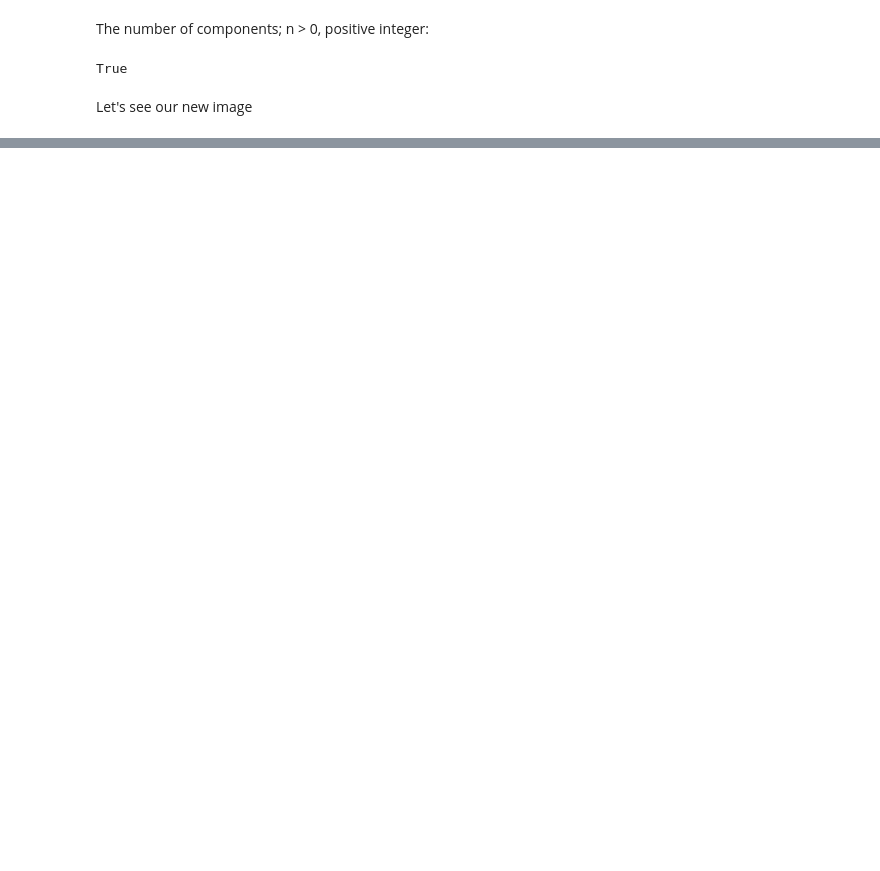
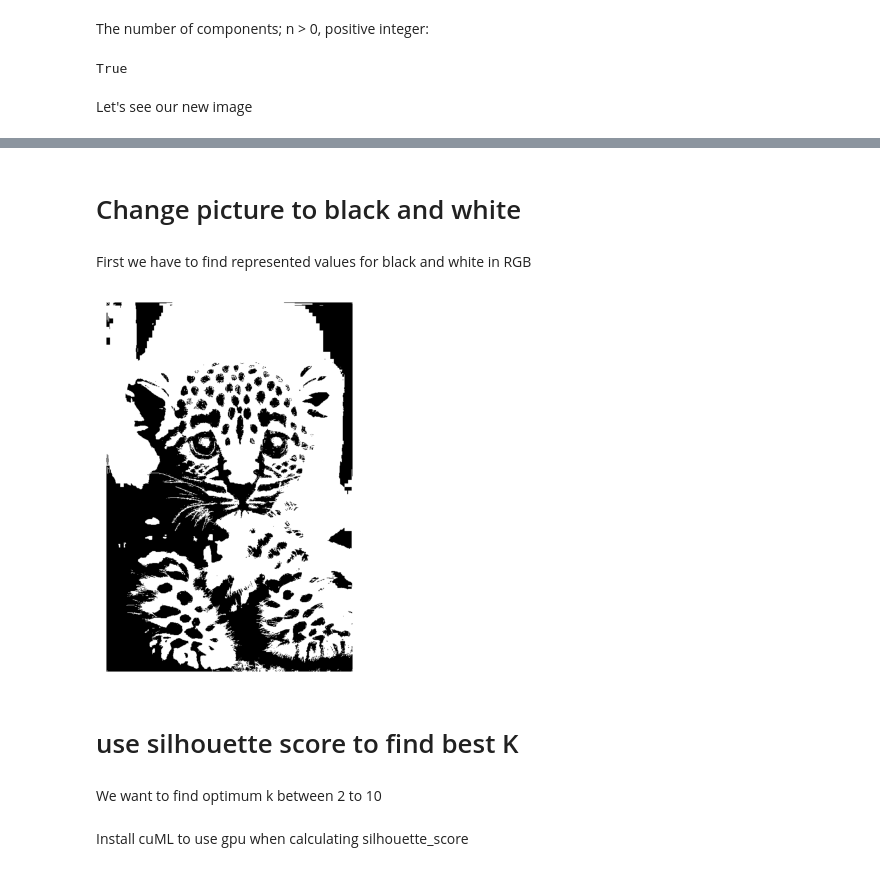
Before and after one commit to mrpintime/Gaussian-Mixture-Model, a Jupyter notebook: Image_Dimensionality_Reduction.ipynb, the cells around one changed output, grey strips where cells are left out. Cells and saved outputs as stored; diff of their text form; code cells hidden in the pictures; blank space fills up the shorter version.

```diff
--- a/Image_Dimensionality_Reduction.ipynb
+++ b/Image_Dimensionality_Reduction.ipynb
@@ -31,3 +43,5 @@ plt.show()
+# %%
+img = cv2.cvtColor(img, cv2.COLOR_BGR2RGB)
 # %% [markdown]
 # Reshape Image
 # %%
@@ -63,7 +77,7 @@ array([[170, 174, 179],
 # %% [markdown]
 The number of components; n > 0, positive integer:
 # %%
-n = 2
+n = 3
 # %%
 gm_model = GMM(n_components=n, covariance_type='full')
 gm_model.fit(x)
@@ -96,0 +112,39 @@ plt.show()
+# %% [markdown]
+# Change picture to black and white
+# %% [markdown]
+First we have to find represented values for black and white in RGB
+# %%
+rgb_values = [(0,0,0), (255,255,255)] #black and white
+
+# number of centroids or components in gaussian mixture model
+# for black white we set it to two
+n = 2
+
+gmm = GMM(covariance_type='full', n_components=n, random_state=25)
+gmm.fit(x)
+
+# predicted each pixels belong to which cluster.
+labels = gmm.predict(x)
+
+bw_img = x.copy()
+
+# Clusters in labels variable annotate from 0 to whatever your maximum number of component is.
+# Change colors to black and white
+for i in np.unique(labels):
+  bw_img[labels == i, :] = rgb_values[i]
+
+# reshape new image and display it
+
+bw_img = bw_img.reshape(img.shape)
+
+plt.imshow(bw_img)
+plt.axis('off')
+plt.show()
+# %% [output]
+[figure, added]
+# %% [markdown]
+# use silhouette score to find best K
+# %% [markdown]
+We want to find optimum k between 2 to 10
+# %% [markdown]
+Install cuML to use gpu when calculating silhouette_score
```
Also changed, not shown: parts of 16 cells of this notebook.
